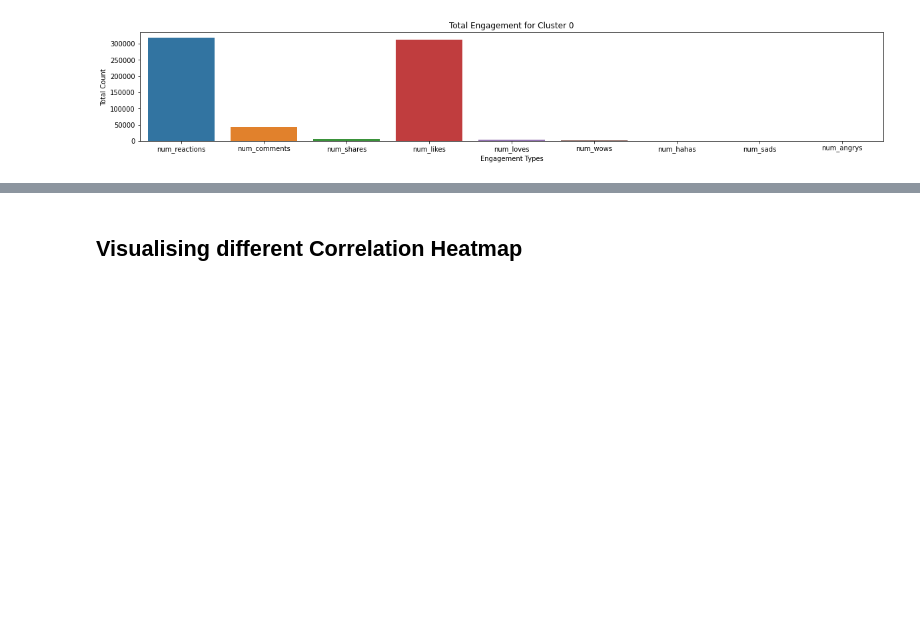
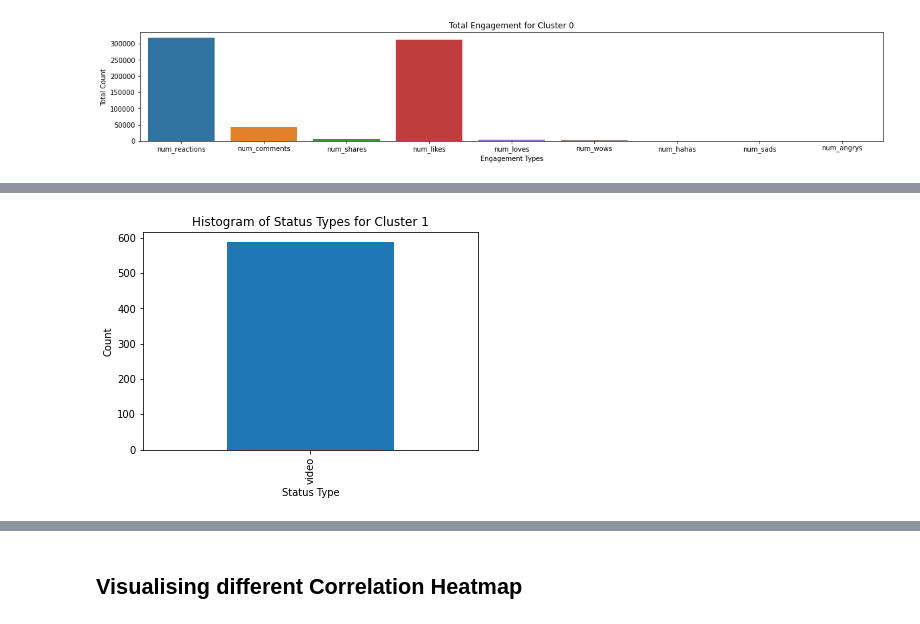
Before and after one commit to divaamahajan/Network-Intrusion-Detection-Kitsune-Network-Attack-Dataset, a Jupyter notebook: Facebook_Live_sellers.ipynb, the cells around one changed output, grey strips where cells are left out. Cells and saved outputs as stored; diff of their text form; code cells hidden in the pictures; blank space fills up the shorter version.

```diff
--- a/Facebook_Live_sellers.ipynb
+++ b/Facebook_Live_sellers.ipynb
@@ -860 +914,11 @@ plt.show()
+# %%
+hist_data = cluster1_df.groupby('status_type').size()
+
+hist_data.plot(kind='bar')
+plt.title('Histogram of Status Types for Cluster 1')
+plt.xlabel('Status Type')
+plt.ylabel('Count')
+plt.show()
+# %% [output]
+[figure, added]
 # %% [markdown]
```
Also changed, not shown: parts of 34 cells of this notebook.
